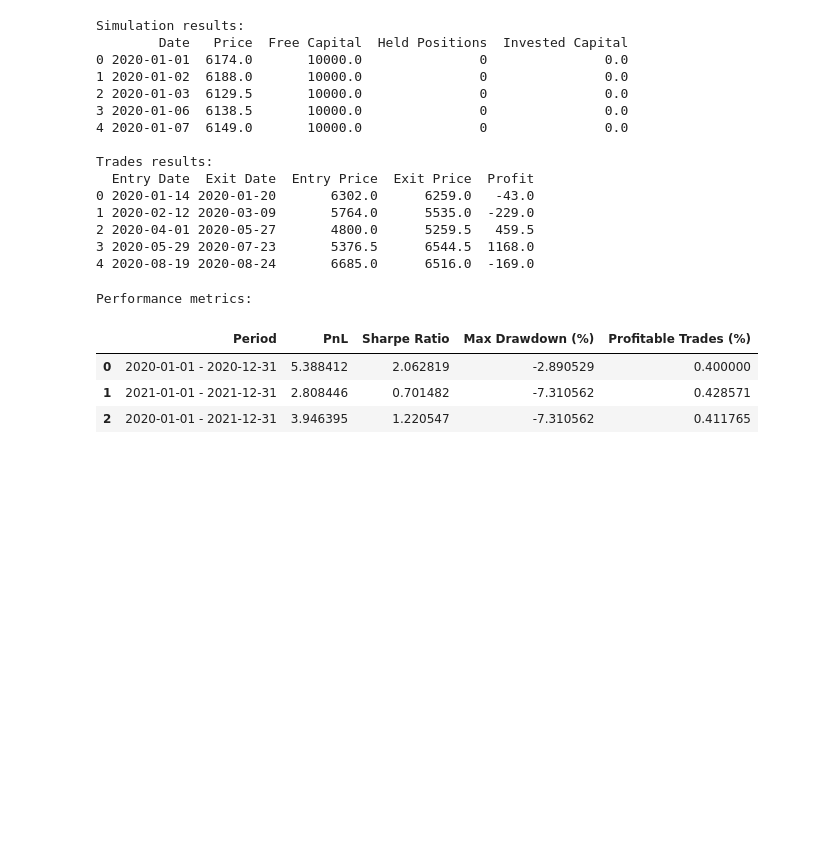
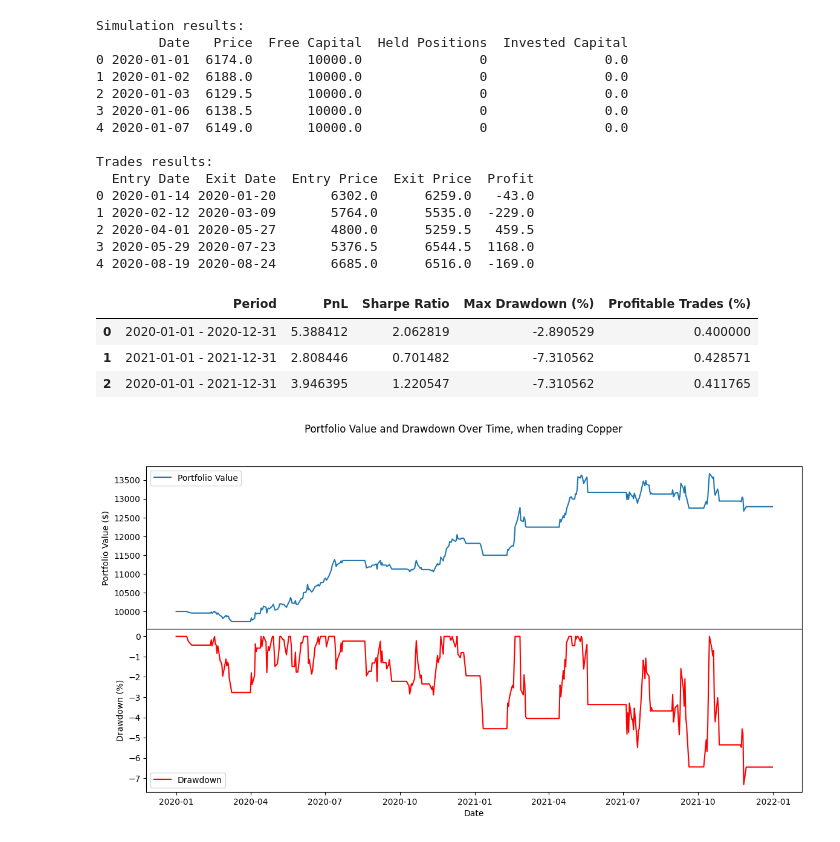
Before and after one commit to elena-faillace/OilDesk-Intern-Assessment, a Jupyter notebook: solutions/question4.ipynb, the cells around one changed output. Saved outputs shown, nothing was run; the diff lists cells and outputs as text; code cells hidden in the pictures; blank space fills up the shorter version.

Commit message:
saved tables with results and plot drawdown

```diff
--- a/solutions/question4.ipynb
+++ b/solutions/question4.ipynb
@@ -282,17 +282,21 @@ for start_date, end_date in periods:
     perc_profitable_trades.append(calculate_perc_profitable_trades(sel_df_trades))
 
 # Create a DataFrame with the performance metrics
-performance_metrics = pd.DataFrame({
+df_performance = pd.DataFrame({
     'Period': [f'{start} - {end}' for start, end in periods],
     'PnL': PnLs,
     'Sharpe Ratio': sharpe_ratios,
     'Max Drawdown (%)': max_drawdowns,
     'Profitable Trades (%)': perc_profitable_trades,
 })
-print('\nPerformance metrics:')
-performance_metrics
+
+# Save the simulation results and its performance metrics
+df_simulation.to_csv('tables/simulation_results.csv', index=False)
+df_trades.to_csv('tables/trades_results.csv', index=False)
+df_performance.to_csv('tables/performance_metrics.csv', index=False)
+
+df_performance
 # %% [output]
-Performance metrics:
 |  | Period | PnL | Sharpe Ratio | Max Drawdown (%) | Profitable Trades (%) |
 | 0 | 2020-01-01 - 2020-12-31 | 5.388412 | 2.062819 | -2.890529 | 0.400000 |
 | 1 | 2021-01-01 - 2021-12-31 | 2.808446 | 0.701482 | -7.310562 | 0.428571 |
@@ -299,0 +309,19 @@ Performance metrics:
+# %%
+# Visualise the Drawdown over time
+fig = plt.figure(figsize=(14, 7))
+fig.suptitle('Portfolio Value and Drawdown Over Time, when trading Copper')
+grid = fig.add_gridspec(nrows=2, ncols=1, hspace=0)
+
+ax = fig.add_subplot(grid[0, 0])
+ax.plot(df_simulation['Date'], df_simulation['Free Capital'] + df_simulation['Invested Capital'], label='Portfolio Value')
+ax.set_ylabel('Portfolio Value ($)')
+ax.legend(loc='upper left')
+
+ax = fig.add_subplot(grid[1, 0])
+ax.plot(df_simulation['Date'], df_simulation['Drawdown'], label='Drawdown', color='red')
+ax.set_ylabel('Drawdown (%)')
+ax.set_xlabel('Date')
+ax.legend(loc='lower left')
+plt.show()
+# %% [output]
+[figure, added]
```
Also changed, not shown: parts of 1 cell of this notebook, 3 other files.
